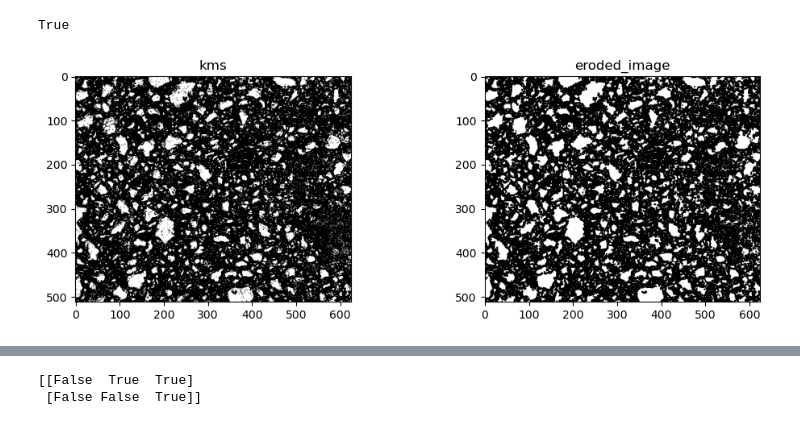
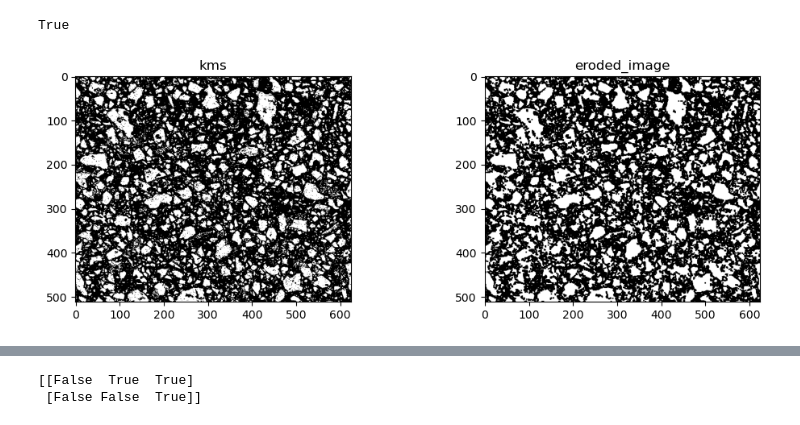
Before and after one commit to Barryzp/ml-workspace, a Jupyter notebook: registration/basic-operator/image_segmetion.ipynb, the cells around one changed output, grey strips where cells are left out. Cells and saved outputs as stored; diff of their text form; code cells hidden in the pictures.

```diff
--- a/registration/basic-operator/image_segmetion.ipynb
+++ b/registration/basic-operator/image_segmetion.ipynb
@@ -66,37 +84,37 @@ plt.subplots_adjust(wspace=0.4, hspace=0.4)
 
 kms = cv2.imread(f'{src_path}/{file_name}-enhanced-roi-kms3.bmp', cv2.IMREAD_GRAYSCALE)
 
-gray_cls = 0
+gray_cls = 127
 
 neg_cls = kms != gray_cls
 positive_cls = kms == gray_cls
 kms[neg_cls] = 0
 kms[positive_cls] = 255
 
 
 # 定义核（kernel）的大小
 kernel_size = 3
 kernel = np.ones((kernel_size, kernel_size), np.uint8)
 
 # 膨胀操作
 dilated_image = cv2.dilate(kms, kernel, iterations=1)
 
 # 腐蚀操作
 eroded_image = cv2.erode(dilated_image, kernel, iterations=1)
 
 
 
 plt.figure(figsize=(12, 8))
 plt.subplot(2, 2, 1), plt.imshow(kms, cmap='gray',vmin=0, vmax=255), plt.title('kms')
 plt.subplot(2, 2, 2), plt.imshow(eroded_image, cmap='gray',vmin=0, vmax=255), plt.title('eroded_image')
 # plt.subplot(2, 2, 3), plt.imshow(floated_img, cmap='gray',vmin=0, vmax=255), plt.title('floated')
 # plt.subplot(2, 2, 4), plt.imshow(rotated, cmap='gray',vmin=0, vmax=255), plt.title('transform_origin')
 
 
 cv2.imwrite(f'{src_path}/{file_name}-enhanced-roi-kms3-filter.bmp', eroded_image)
 # %% [output]
 True
-[figure, old version]
+[figure, new version]
 # %%
 import cv2
 import numpy as np
```
Also changed, not shown: parts of 4 cells of this notebook, 1 other file.
